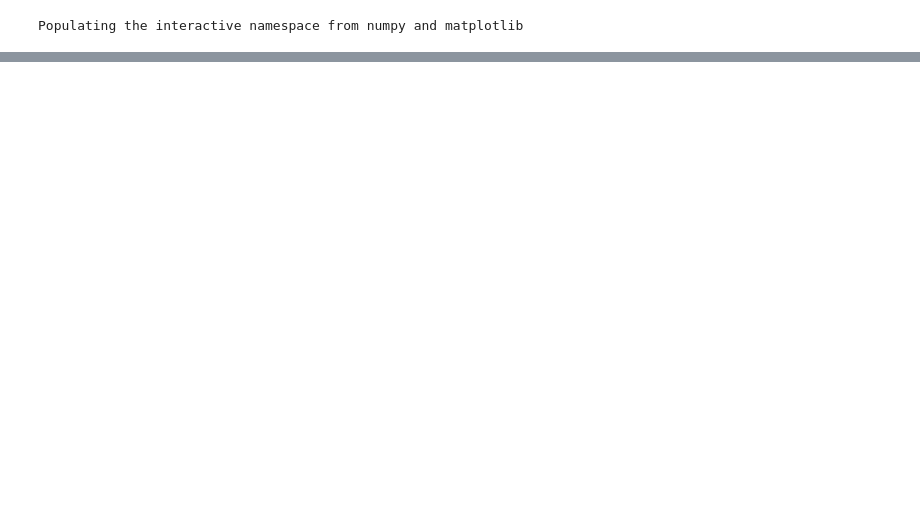
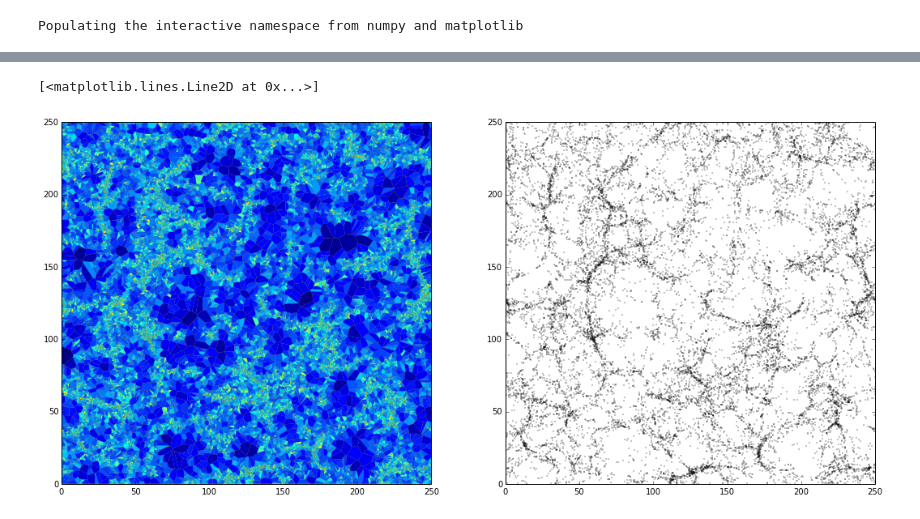
Before and after one commit to sbustamante/VoronoiWeb, a Jupyter notebook: codes/voronoi_differentiation.ipynb, the cells around one changed output, grey strips where cells are left out. Cells and saved outputs as stored; diff of their text form; code cells hidden in the pictures; blank space fills up the shorter version.

```diff
--- a/codes/voronoi_differentiation.ipynb
+++ b/codes/voronoi_differentiation.ipynb
@@ -36,0 +53,24 @@ field.voronoishow( cmap="jet", axes = axe )
+# %%
+#Filtering data
+zmin = 30.0
+zmax = 40.0
+X, Y, Z, F = datos[ (zmin<=datos[:,2])&(datos[:,2]<=zmax) ].T
+# %%
+#Defining voronoifield object
+field = vorn.voronoifield(X,Y)
+#Constructing mesh 2d
+field.voronoimesh2d(condition="finite", Lx=[0,250], Ly=[0,250])
+#Calculating area of each cell
+field.voronoisurface()
+#Density
+field.f = np.log10(F/field.surface)
+# %%
+#Plotting
+fig = plt.figure( figsize = (18,8) )
+axe1 = fig.add_subplot(1,2,1)
+field.voronoishow( cmap="jet", axes = axe1, lw = 0.1 )
+axe2 = fig.add_subplot(1,2,2)
+axe2.plot( X, Y, ".", color="black", ms=1.0 )
+# %% [output]
+[<matplotlib.lines.Line2D at 0x...>]
+[figure, added]
```
Also changed, not shown: parts of 10 cells of this notebook, 2 other files.
